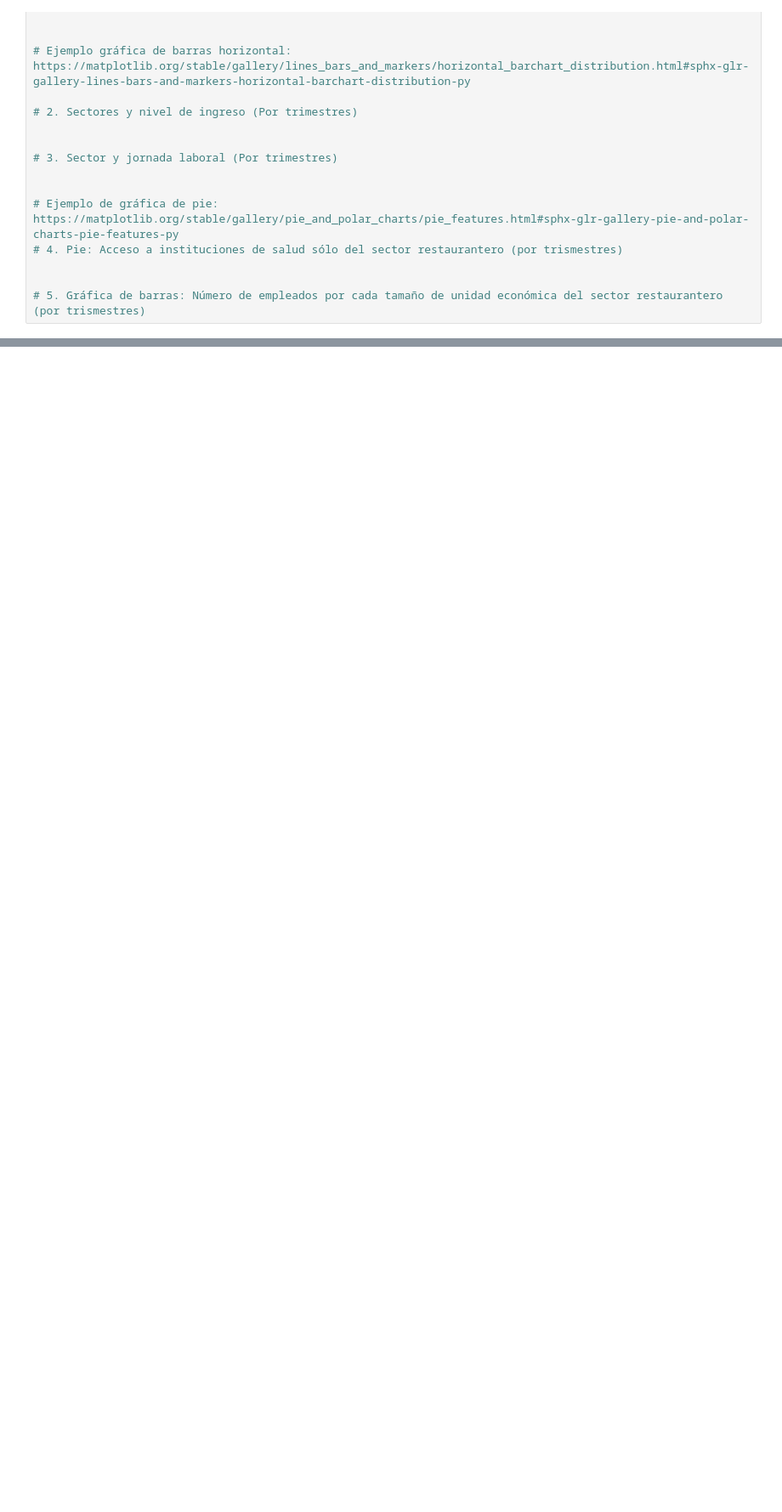
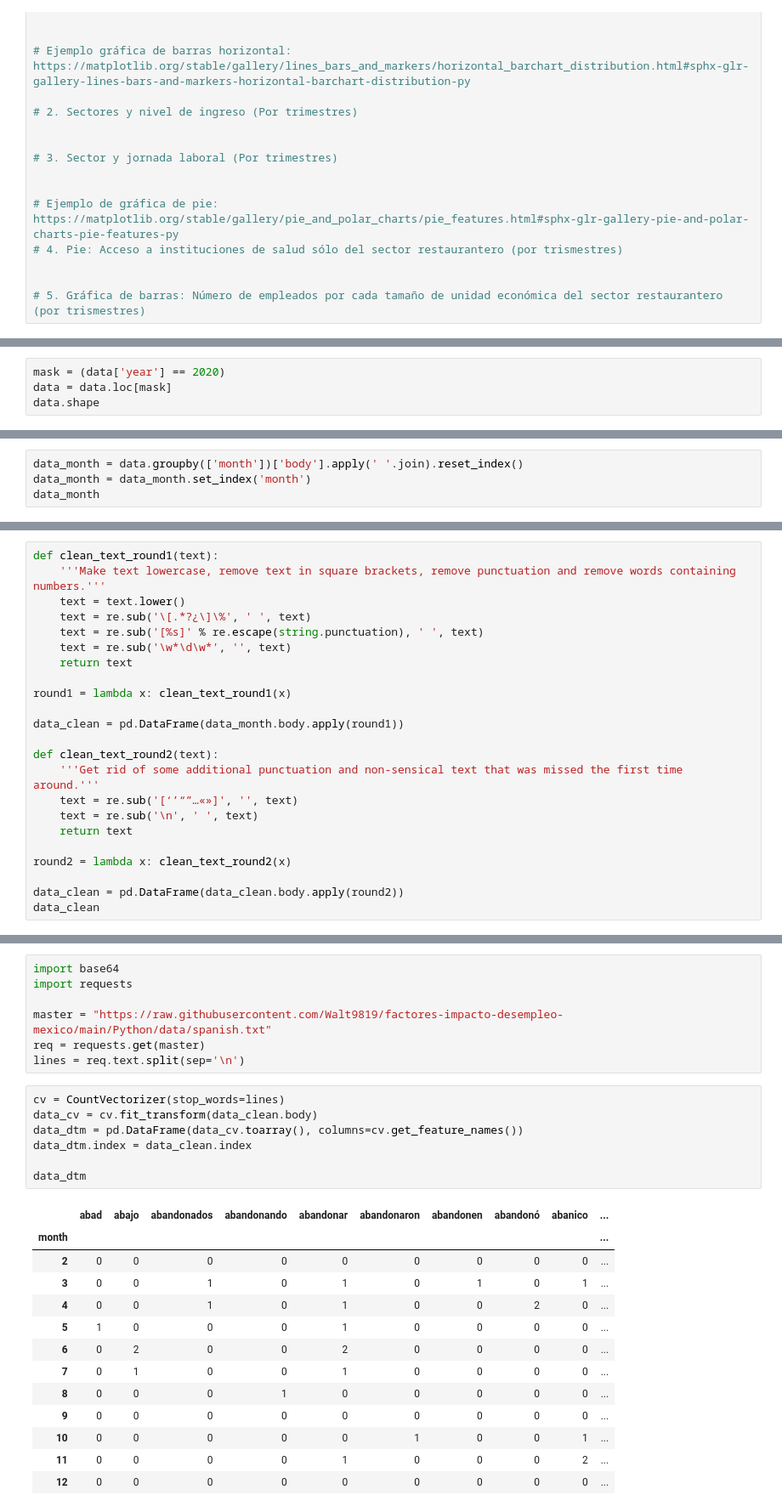
Before and after one commit to Walt9819/factores-impacto-desempleo-mexico, a Jupyter notebook: Python/FactoresDeImpactoEnDesempleoMX.ipynb, the cells around one changed output, grey strips where cells are left out. Shown at 85% size. Saved outputs shown, nothing was run; the diff lists cells and outputs as text; blank space fills up the shorter version.

```diff
--- a/Python/FactoresDeImpactoEnDesempleoMX.ipynb
+++ b/Python/FactoresDeImpactoEnDesempleoMX.ipynb
@@ -414,0 +527,4 @@ import numpy as np
+# %%
+mask = (data['year'] == 2020)
+data = data.loc[mask]
+data.shape
@@ -414,0 +558,4 @@ import numpy as np
+# %%
+data_month = data.groupby(['month'])['body'].apply(' '.join).reset_index()
+data_month = data_month.set_index('month')
+data_month
@@ -414,0 +576,23 @@ import numpy as np
+# %%
+def clean_text_round1(text):
+    '''Make text lowercase, remove text in square brackets, remove punctuation and remove words containing numbers.'''
+    text = text.lower()
+    text = re.sub('\[.*?¿\]\%', ' ', text)
+    text = re.sub('[%s]' % re.escape(string.punctuation), ' ', text)
+    text = re.sub('\w*\d\w*', '', text)
+    return text
+
+round1 = lambda x: clean_text_round1(x)
+
+data_clean = pd.DataFrame(data_month.body.apply(round1))
+
+def clean_text_round2(text):
+    '''Get rid of some additional punctuation and non-sensical text that was missed the first time around.'''
+    text = re.sub('[‘’“”…«»]', '', text)
+    text = re.sub('\n', ' ', text)
+    return text
+
+round2 = lambda x: clean_text_round2(x)
+
+data_clean = pd.DataFrame(data_clean.body.apply(round2))
+data_clean
@@ -414,0 +613,28 @@ import numpy as np
+# %%
+import base64
+import requests
+
+master = "https://raw.githubusercontent.com/Walt9819/factores-impacto-desempleo-mexico/main/Python/data/spanish.txt"
+req = requests.get(master)
+lines = req.text.split(sep='\n')
+# %%
+cv = CountVectorizer(stop_words=lines)
+data_cv = cv.fit_transform(data_clean.body)
+data_dtm = pd.DataFrame(data_cv.toarray(), columns=cv.get_feature_names())
+data_dtm.index = data_clean.index
+
+data_dtm
+# %% [output]
+|  | abad | abajo | abandonados | abandonando | abandonar | abandonaron | abandonen | abandonó | abanico | ... |
+| month |  |  |  |  |  |  |  |  |  | ... |
+| 2 | 0 | 0 | 0 | 0 | 0 | 0 | 0 | 0 | 0 | ... |
+| 3 | 0 | 0 | 1 | 0 | 1 | 0 | 1 | 0 | 1 | ... |
+| 4 | 0 | 0 | 1 | 0 | 1 | 0 | 0 | 2 | 0 | ... |
+| 5 | 1 | 0 | 0 | 0 | 1 | 0 | 0 | 0 | 0 | ... |
+| 6 | 0 | 2 | 0 | 0 | 2 | 0 | 0 | 0 | 0 | ... |
+| 7 | 0 | 1 | 0 | 0 | 1 | 0 | 0 | 0 | 0 | ... |
+| 8 | 0 | 0 | 0 | 1 | 0 | 0 | 0 | 0 | 0 | ... |
+| 9 | 0 | 0 | 0 | 0 | 0 | 0 | 0 | 0 | 0 | ... |
+| 10 | 0 | 0 | 0 | 0 | 0 | 1 | 0 | 0 | 1 | ... |
+| 11 | 0 | 0 | 0 | 0 | 1 | 0 | 0 | 0 | 2 | ... |
+| 12 | 0 | 0 | 0 | 0 | 0 | 0 | 0 | 0 | 0 | ... |
```
Also changed, not shown: parts of 33 cells of this notebook.
